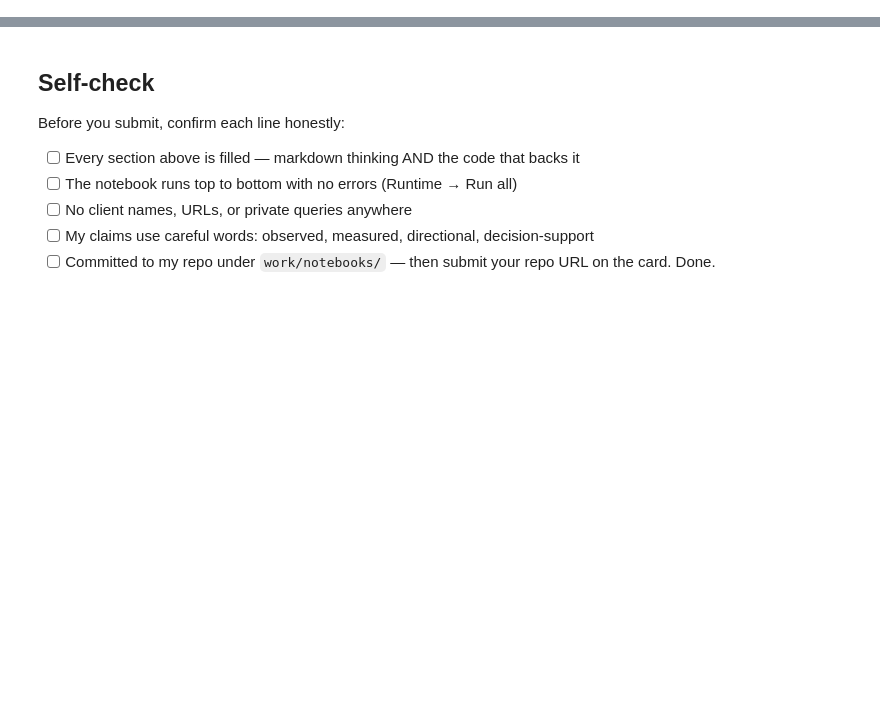
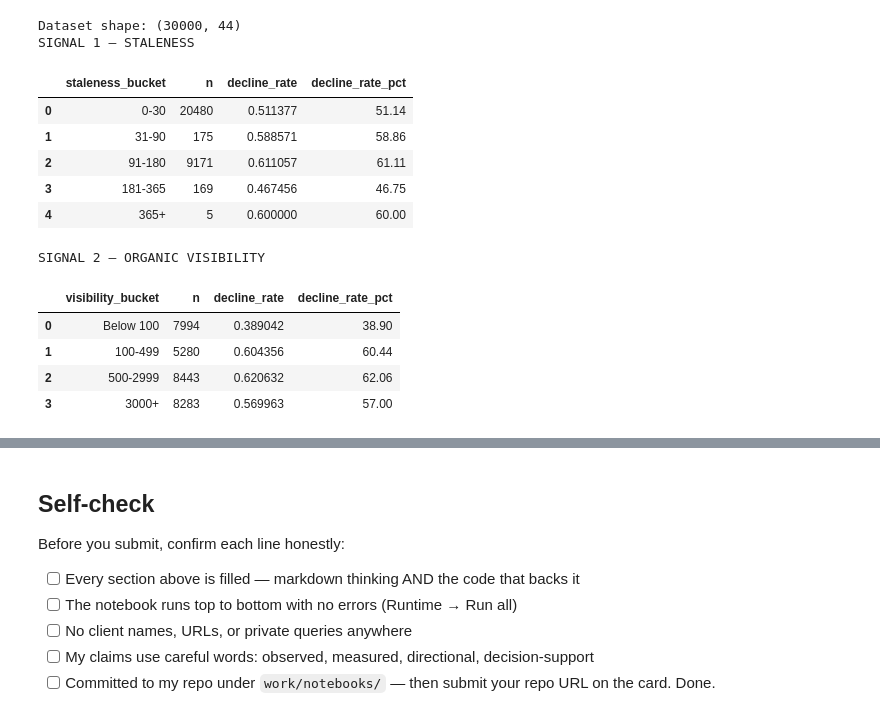
Before and after one commit to sukhman-builds/flyrank-ml-internship, a Jupyter notebook: work/notebooks/w04_baseline_score.ipynb, the cells around one changed output, grey strips where cells are left out. Cells and saved outputs as stored; diff of their text form; code cells hidden in the pictures; blank space fills up the shorter version.

```diff
--- a/work/notebooks/w04_baseline_score.ipynb
+++ b/work/notebooks/w04_baseline_score.ipynb
@@ -36,0 +91,77 @@ This skeleton is yours to fill. Work the sections **in order** — each one has
+# %%
+import pandas as pd
+import numpy as np
+from pathlib import Path
+
+df = pd.read_csv("data/raw/content_refresh_anonymized.csv")
+
+print("Dataset shape:", df.shape)
+
+required = [
+    "content_id",
+    "days_since_last_update",
+    "impressions_90d",
+    "avg_position",
+    "trend_direction"
+]
+
+missing = [c for c in required if c not in df.columns]
+if missing:
+    raise ValueError(f"Missing columns: {missing}")
+
+df["audit_label"] = (
+    df["trend_direction"].astype(str).str.lower().eq("down").astype(int)
+)
+
+df["staleness_bucket"] = pd.cut(
+    df["days_since_last_update"],
+    bins=[-np.inf, 30, 90, 180, 365, np.inf],
+    labels=["0-30", "31-90", "91-180", "181-365", "365+"]
+)
+
+staleness_table = (
+    df.groupby("staleness_bucket", observed=False)
+    .agg(n=("content_id", "size"), decline_rate=("audit_label", "mean"))
+    .reset_index()
+)
+
+staleness_table["decline_rate_pct"] = (
+    staleness_table["decline_rate"] * 100
+).round(2)
+
+print("SIGNAL 1 — STALENESS")
+display(staleness_table)
+
+df["visibility_bucket"] = pd.cut(
+    df["impressions_90d"],
+    bins=[-np.inf, 99, 499, 2999, np.inf],
+    labels=["Below 100", "100-499", "500-2999", "3000+"]
+)
+
+visibility_table = (
+    df.groupby("visibility_bucket", observed=False)
+    .agg(n=("content_id", "size"), decline_rate=("audit_label", "mean"))
+    .reset_index()
+)
+
+visibility_table["decline_rate_pct"] = (
+    visibility_table["decline_rate"] * 100
+).round(2)
+
+print("SIGNAL 2 — ORGANIC VISIBILITY")
+display(visibility_table)
+# %% [output]
+Dataset shape: (30000, 44)
+SIGNAL 1 — STALENESS
+|  | staleness_bucket | n | decline_rate | decline_rate_pct |
+| 0 | 0-30 | 20480 | 0.511377 | 51.14 |
+| 1 | 31-90 | 175 | 0.588571 | 58.86 |
+| 2 | 91-180 | 9171 | 0.611057 | 61.11 |
+| 3 | 181-365 | 169 | 0.467456 | 46.75 |
+| 4 | 365+ | 5 | 0.600000 | 60.00 |
+SIGNAL 2 — ORGANIC VISIBILITY
+|  | visibility_bucket | n | decline_rate | decline_rate_pct |
+| 0 | Below 100 | 7994 | 0.389042 | 38.90 |
+| 1 | 100-499 | 5280 | 0.604356 | 60.44 |
+| 2 | 500-2999 | 8443 | 0.620632 | 62.06 |
+| 3 | 3000+ | 8283 | 0.569963 | 57.00 |
```
Also changed, not shown: parts of 16 cells of this notebook.
